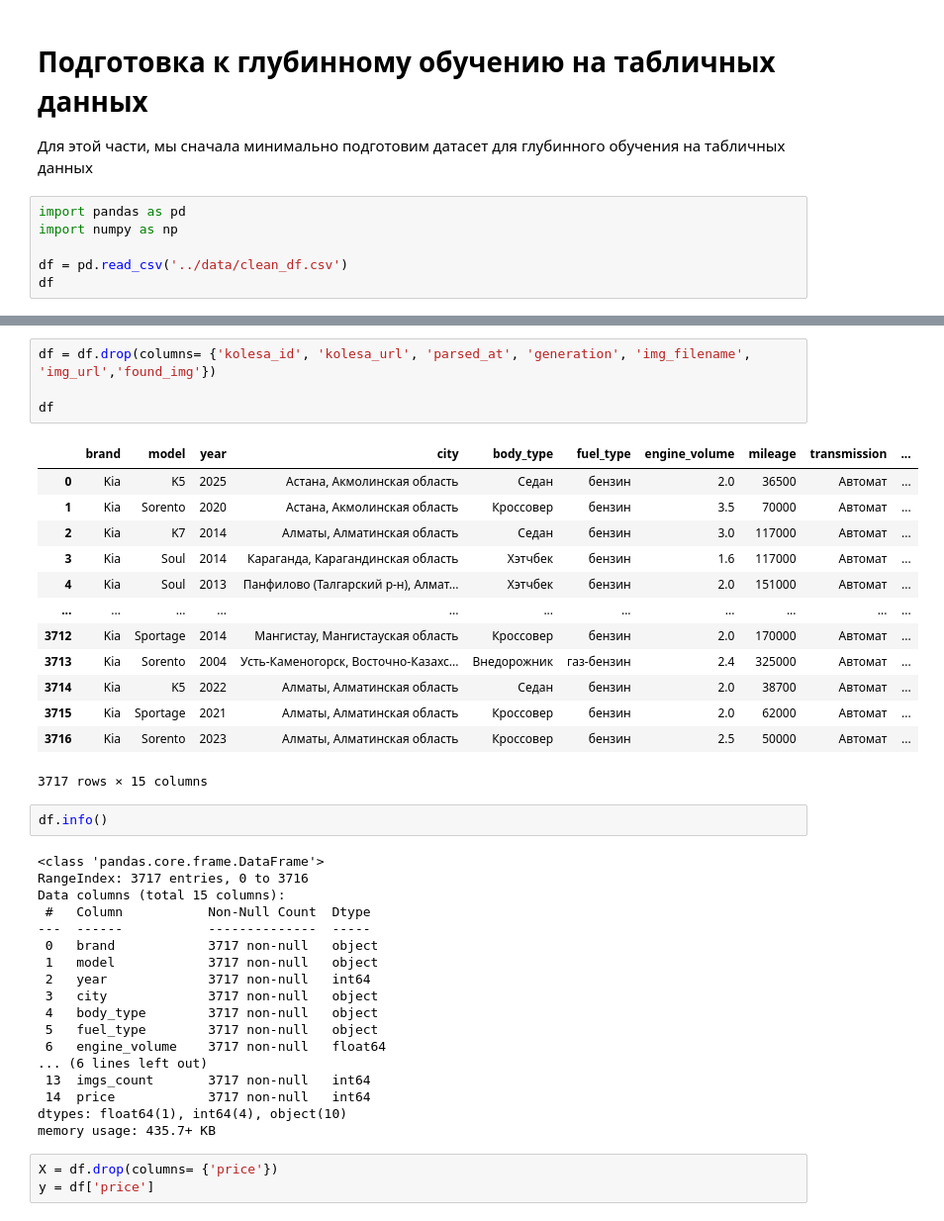
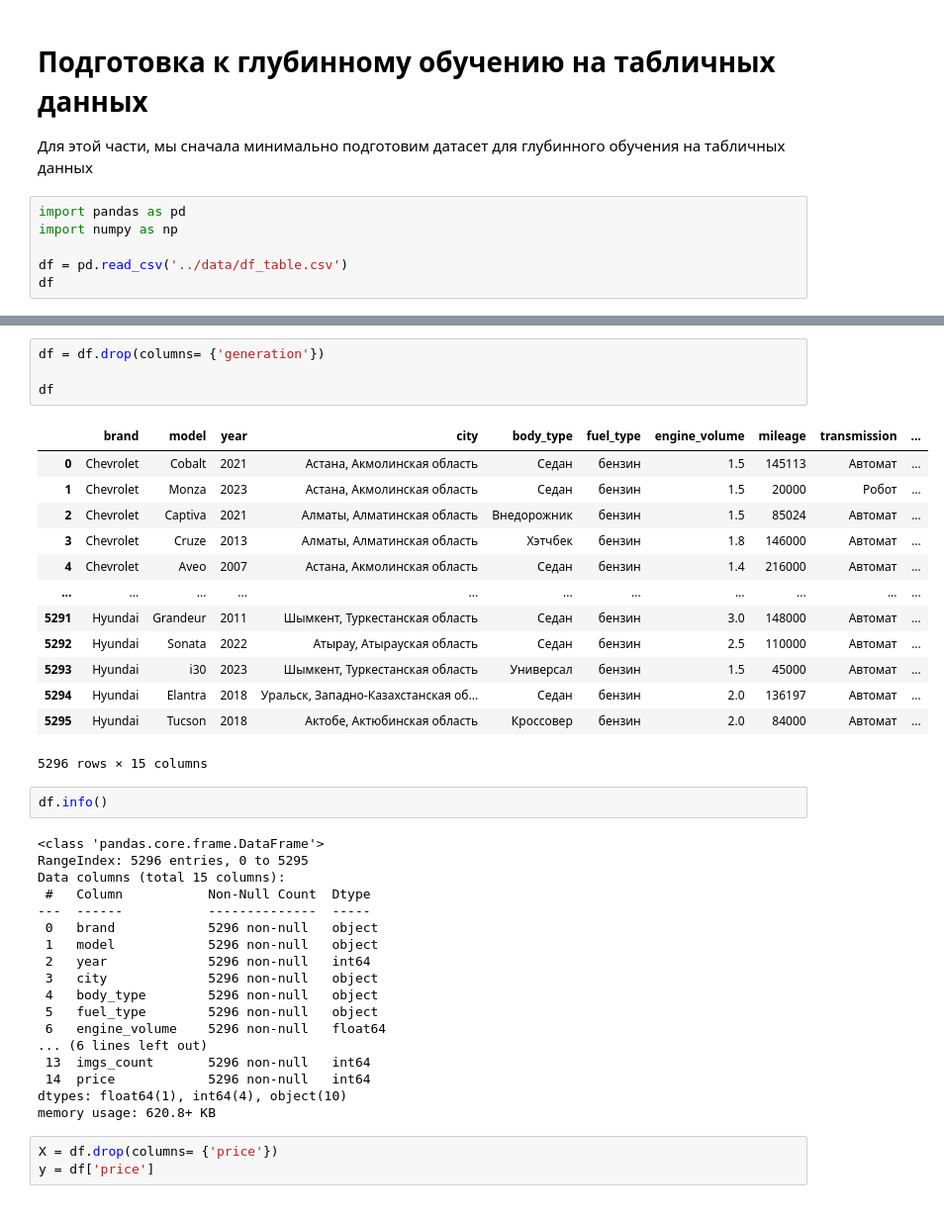
Before and after one commit to burtsev-sa/gp_5_DL, a Jupyter notebook: notebooks/prepro_tab.ipynb, the cells around one changed output, grey strips where cells are left out. Shown at 99% size. Drawn from its saved outputs; the diff is of its cells as text.

```diff
--- a/notebooks/prepro_tab.ipynb
+++ b/notebooks/prepro_tab.ipynb
@@ -6,6 +6,6 @@
 import pandas as pd
 import numpy as np
 
-df = pd.read_csv('../data/clean_df.csv')
+df = pd.read_csv('../data/df_table.csv')
 df
 # %% [output]
@@ -53,41 +47,41 @@ memory usage: 613.6+ KB
 # %%
-df = df.drop(columns= {'kolesa_id', 'kolesa_url', 'parsed_at', 'generation', 'img_filename', 'img_url','found_img'})
+df = df.drop(columns= {'generation'})
 
 df
 # %% [output]
 |  | brand | model | year | city | body_type | fuel_type | engine_volume | mileage | transmission | ... |
-| 0 | Kia | K5 | 2025 | Астана, Акмолинская область | Седан | бензин | 2.0 | 36500 | Автомат | ... |
-| 1 | Kia | Sorento | 2020 | Астана, Акмолинская область | Кроссовер | бензин | 3.5 | 70000 | Автомат | ... |
-| 2 | Kia | K7 | 2014 | Алматы, Алматинская область | Седан | бензин | 3.0 | 117000 | Автомат | ... |
-| 3 | Kia | Soul | 2014 | Караганда, Карагандинская область | Хэтчбек | бензин | 1.6 | 117000 | Автомат | ... |
-| 4 | Kia | Soul | 2013 | Панфилово (Талгарский р-н), Алмат... | Хэтчбек | бензин | 2.0 | 151000 | Автомат | ... |
+| 0 | Chevrolet | Cobalt | 2021 | Астана, Акмолинская область | Седан | бензин | 1.5 | 145113 | Автомат | ... |
+| 1 | Chevrolet | Monza | 2023 | Астана, Акмолинская область | Седан | бензин | 1.5 | 20000 | Робот | ... |
+| 2 | Chevrolet | Captiva | 2021 | Алматы, Алматинская область | Внедорожник | бензин | 1.5 | 85024 | Автомат | ... |
+| 3 | Chevrolet | Cruze | 2013 | Алматы, Алматинская область | Хэтчбек | бензин | 1.8 | 146000 | Автомат | ... |
+| 4 | Chevrolet | Aveo | 2007 | Астана, Акмолинская область | Седан | бензин | 1.4 | 216000 | Автомат | ... |
 | ... | ... | ... | ... | ... | ... | ... | ... | ... | ... | ... |
-| 3712 | Kia | Sportage | 2014 | Мангистау, Мангистауская область | Кроссовер | бензин | 2.0 | 170000 | Автомат | ... |
-| 3713 | Kia | Sorento | 2004 | Усть-Каменогорск, Восточно-Казахс... | Внедорожник | газ-бензин | 2.4 | 325000 | Автомат | ... |
-| 3714 | Kia | K5 | 2022 | Алматы, Алматинская область | Седан | бензин | 2.0 | 38700 | Автомат | ... |
-| 3715 | Kia | Sportage | 2021 | Алматы, Алматинская область | Кроссовер | бензин | 2.0 | 62000 | Автомат | ... |
-| 3716 | Kia | Sorento | 2023 | Алматы, Алматинская область | Кроссовер | бензин | 2.5 | 50000 | Автомат | ... |
+| 5291 | Hyundai | Grandeur | 2011 | Шымкент, Туркестанская область | Седан | бензин | 3.0 | 148000 | Автомат | ... |
+| 5292 | Hyundai | Sonata | 2022 | Атырау, Атырауская область | Седан | бензин | 2.5 | 110000 | Автомат | ... |
+| 5293 | Hyundai | i30 | 2023 | Шымкент, Туркестанская область | Универсал | бензин | 1.5 | 45000 | Автомат | ... |
+| 5294 | Hyundai | Elantra | 2018 | Уральск, Западно-Казахстанская об... | Седан | бензин | 2.0 | 136197 | Автомат | ... |
+| 5295 | Hyundai | Tucson | 2018 | Актобе, Актюбинская область | Кроссовер | бензин | 2.0 | 84000 | Автомат | ... |
-3717 rows × 15 columns
+5296 rows × 15 columns
 # %%
 df.info()
 # %% [output]
 <class 'pandas.core.frame.DataFrame'>
-RangeIndex: 3717 entries, 0 to 3716
+RangeIndex: 5296 entries, 0 to 5295
 Data columns (total 15 columns):
  #   Column           Non-Null Count  Dtype
 ---  ------           --------------  -----
- 0   brand            3717 non-null   object
- 1   model            3717 non-null   object
- 2   year             3717 non-null   int64
- 3   city             3717 non-null   object
- 4   body_type        3717 non-null   object
- 5   fuel_type        3717 non-null   object
- 6   engine_volume    3717 non-null   float64
+ 0   brand            5296 non-null   object
+ 1   model            5296 non-null   object
+ 2   year             5296 non-null   int64
+ 3   city             5296 non-null   object
+ 4   body_type        5296 non-null   object
+ 5   fuel_type        5296 non-null   object
+ 6   engine_volume    5296 non-null   float64
 ... (6 lines left out)
- 13  imgs_count       3717 non-null   int64
- 14  price            3717 non-null   int64
+ 13  imgs_count       5296 non-null   int64
+ 14  price            5296 non-null   int64
 dtypes: float64(1), int64(4), object(10)
-memory usage: 435.7+ KB
+memory usage: 620.8+ KB
 # %%
 X = df.drop(columns= {'price'})
 y = df['price']
```
Also changed, not shown: parts of 8 cells of this notebook, 7 other files.
